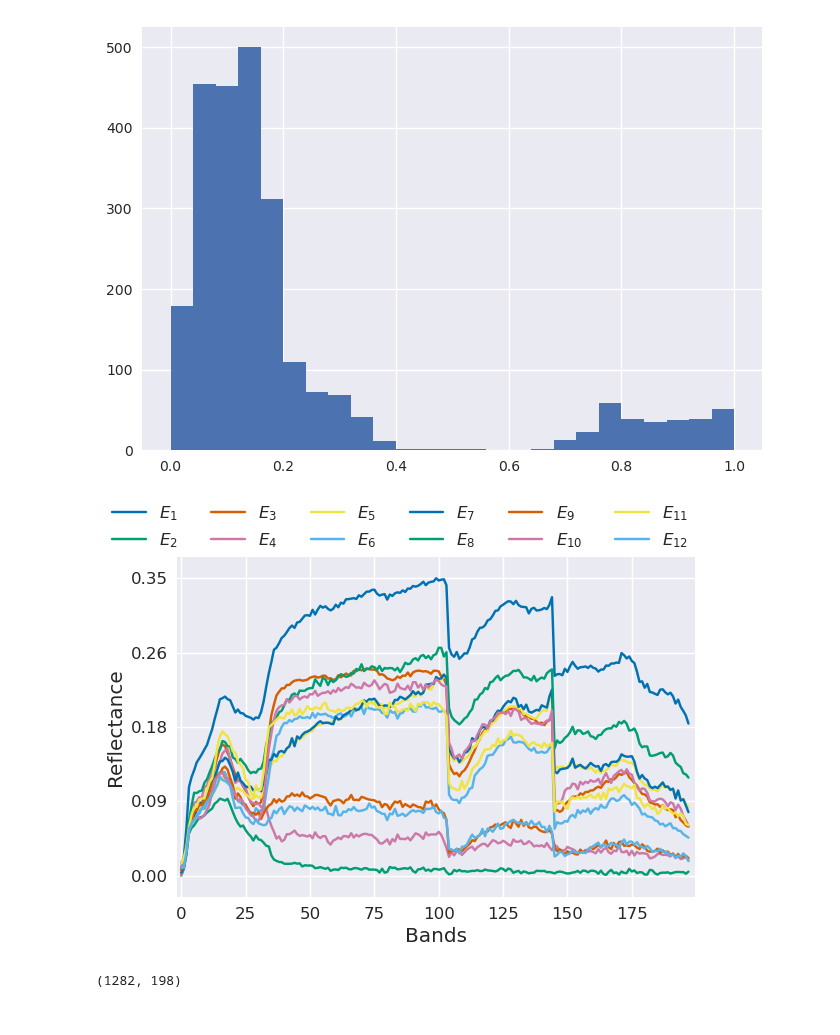
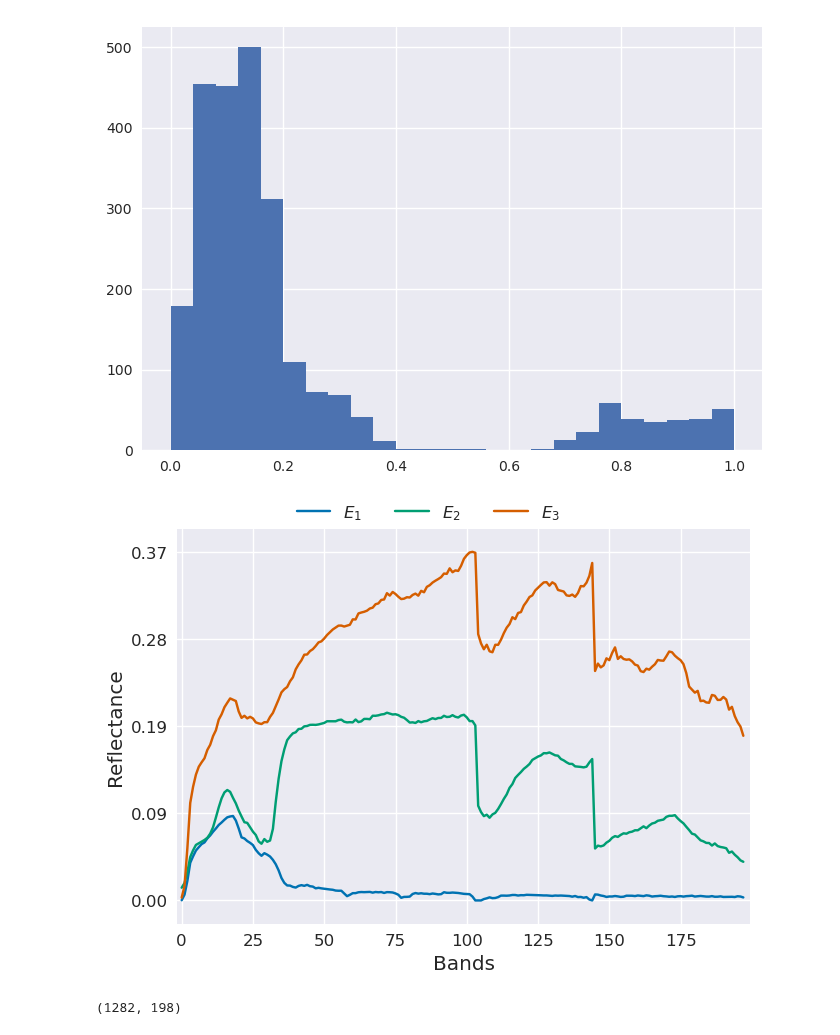
Before and after one commit to SolidusAbi/CLHU, a Jupyter notebook: notebooks/syntheticData.ipynb, the cells around one changed output. Saved outputs shown, nothing was run; the diff lists cells and outputs as text; code cells hidden in the pictures.

```diff
--- a/notebooks/syntheticData.ipynb
+++ b/notebooks/syntheticData.ipynb
@@ -109,15 +109,15 @@ idx = np.argwhere(_A[:,2] > 0.5)[:,0]
 # %%
 from HySpecLab.eea import VCA
 _X = X.reshape(-1, X.shape[-1])
-n_endmembers = 12
-vca = VCA(n_endmembers, snr_input=1, random_state=25)
+n_endmembers = 3
+vca = VCA(n_endmembers, snr_input=30, random_state=25)
 vca.fit(_X[idx])
 endmembers = vca.endmembers()
 
 plot_endmembers(endmembers, ticks_range=(endmembers.min(), endmembers.max()))
 plt.show()
 # %% [output]
-[figure, old version]
+[figure, new version]
 # %%
 _X[idx].shape
 # %% [output]
```
Also changed, not shown: parts of 11 cells of this notebook.
